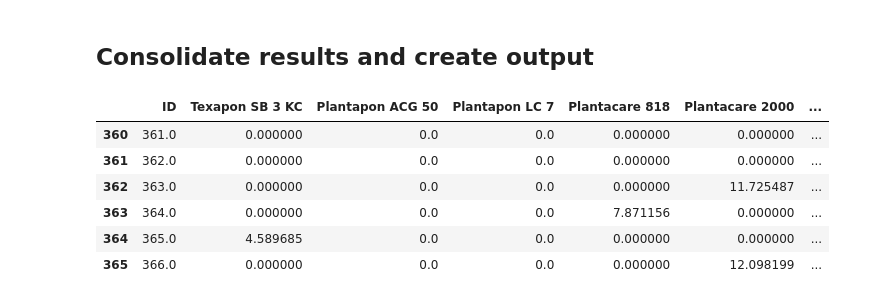
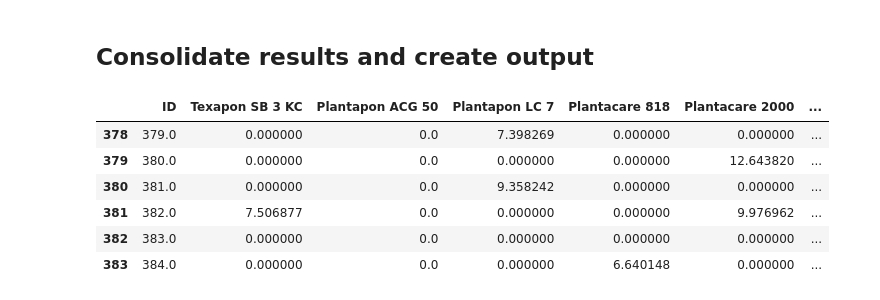
Before and after one commit to AniketChitre/formulations-prep, a Jupyter notebook: balance_analysis.ipynb, the cells around one changed output. Cells and saved outputs as stored; diff of their text form; code cells hidden in the pictures.

```diff
--- a/balance_analysis.ipynb
+++ b/balance_analysis.ipynb
@@ -6,7 +6,7 @@ import pandas as pd
 %matplotlib notebook
 
 speciesList = pmb.PipettingSpecies.readCSV('SpeciesDictionary.csv')
-instructions = pmb.PipettingInstructions.readCSV('DoE_csv/MasterDataset_OT_DoE_04-12-05-23.csv', firstRow=366, lastRow=372)
+instructions = pmb.PipettingInstructions.readCSV('DoE_csv/MasterDataset_OT_DoE_04-12-05-23.csv', firstRow=378, lastRow=384)
 targetVolume = 10
 sampleList = pmb.PipettingSample.createSamples(instructions,targetVol=targetVolume)
 maxVolume = 1
@@ -15,7 +15,7 @@ for sample in sampleList:
     sample.getVolFracSeries(speciesDictionary=speciesList)
 steps = pmb.PipettingStep.createSteps(instructions=instructions,speciesDictionary=speciesList,sampleList=sampleList,maxVol=maxVolume)
 
-massProfile = pmb.MassProfile('mass_data/MassProfile_040523_S367-372.csv',t_baseline=40,derivNoise=0.005,secDerivNoise=0.001)
+massProfile = pmb.MassProfile('mass_data/MassProfile_050523_S379-384.csv',t_baseline=40,derivNoise=0.005,secDerivNoise=0.001)
 #default t_baseline=25
 # %% [markdown]
 ## Analyse Water Addition
@@ -94,19 +93,19 @@ StopIteration:
 # %%
 for step in steps:
     step.addToSample()
 actualMassFractions = pd.DataFrame(dtype='float64').reindex_like(instructions)
 actualMassFractions[:]=0
 for i in range(len(sampleList)):
     actualMassFractions['ID'].iloc[i] = sampleList[i].sampleId
     for entry in sampleList[i].addedMassSeries.iteritems():
         actualMassFractions[entry[0]].iloc[i] = entry[1]/sampleList[i].actualMass*100
-actualMassFractions.to_csv('mass_data/FreshlyAnalysed_040523_S361-S366.csv', index=False)
+actualMassFractions.to_csv('mass_data/FreshlyAnalysed_050523_S379-S384.csv', index=False)
 actualMassFractions
 # %% [output]
 |  | ID | Texapon SB 3 KC | Plantapon ACG 50 | Plantapon LC 7 | Plantacare 818 | Plantacare 2000 | ... |
-| 360 | 361.0 | 0.000000 | 0.0 | 0.0 | 0.000000 | 0.000000 | ... |
-| 361 | 362.0 | 0.000000 | 0.0 | 0.0 | 0.000000 | 0.000000 | ... |
-| 362 | 363.0 | 0.000000 | 0.0 | 0.0 | 0.000000 | 11.725487 | ... |
-| 363 | 364.0 | 0.000000 | 0.0 | 0.0 | 7.871156 | 0.000000 | ... |
-| 364 | 365.0 | 4.589685 | 0.0 | 0.0 | 0.000000 | 0.000000 | ... |
-| 365 | 366.0 | 0.000000 | 0.0 | 0.0 | 0.000000 | 12.098199 | ... |
+| 378 | 379.0 | 0.000000 | 0.0 | 7.398269 | 0.000000 | 0.000000 | ... |
+| 379 | 380.0 | 0.000000 | 0.0 | 0.000000 | 0.000000 | 12.643820 | ... |
+| 380 | 381.0 | 0.000000 | 0.0 | 9.358242 | 0.000000 | 0.000000 | ... |
+| 381 | 382.0 | 7.506877 | 0.0 | 0.000000 | 0.000000 | 9.976962 | ... |
+| 382 | 383.0 | 0.000000 | 0.0 | 0.000000 | 0.000000 | 0.000000 | ... |
+| 383 | 384.0 | 0.000000 | 0.0 | 0.000000 | 6.640148 | 0.000000 | ... |
```
Also changed, not shown: parts of 4 cells of this notebook, 6 other files.
